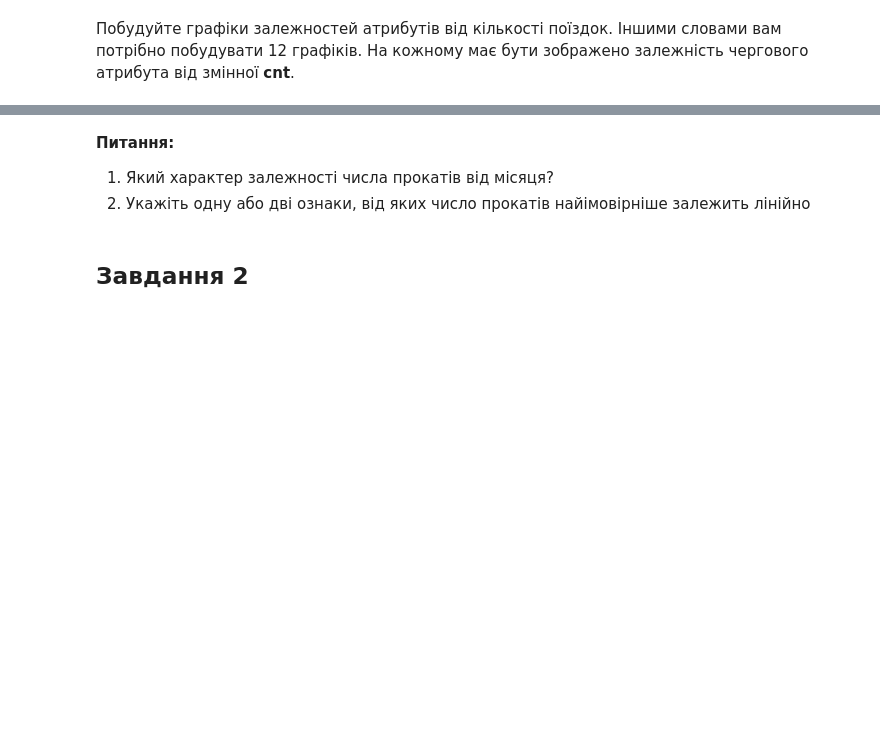
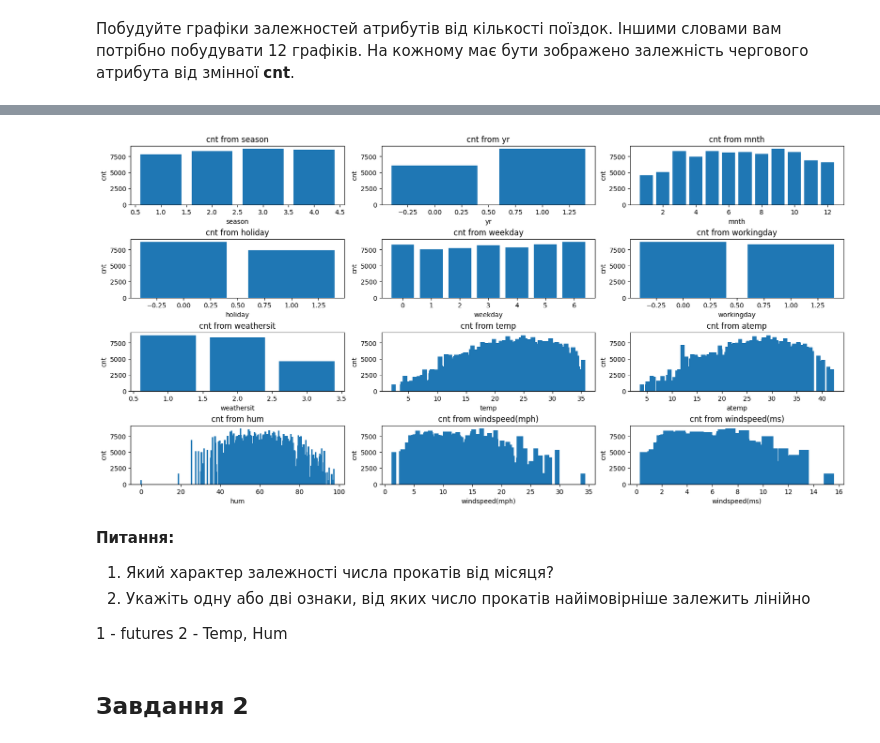
Before and after one commit to Nikita-devel/DS_Hw_4, a Jupyter notebook: Hw4.ipynb, the cells around one changed output, grey strips where cells are left out. Saved outputs shown, nothing was run; the diff lists cells and outputs as text; code cells hidden in the pictures; blank space fills up the shorter version.

```diff
--- a/Hw4.ipynb
+++ b/Hw4.ipynb
@@ -31,3 +22,5 @@ df = # put your code here
+# %%
+df = pd.read_csv("https://drive.usercontent.google.com/download?id=1iabVEvH3jcxRWY6whRYMMV9fwGHMASLs&export=download&authuser=0")
 # %% [markdown]
 Для кожного дня прокату відомі такі ознаки:
 * _season_: 1 - весна, 2 - літо, 3 - осінь, 4 - зима
@@ -52,7 +66,34 @@ df = # put your code here
+# %%
+df_features = df.columns[:-1]
+df_target = df.columns[-1]
+# print(f"{df_features=}")
+# print(f"{df_target=}")
+
+from matplotlib import pyplot as plt
+import seaborn as sns
+
+def plot_series(ax, df, xlabel, ylabel):
+  xs = df[xlabel]
+  ys =  df[ylabel]
+  ax.set_title(f'{ylabel} from {xlabel}')
+  ax.set_xlabel(xlabel)
+  ax.set_ylabel(ylabel)
+  ax.bar(xs, ys)
+# %%
+cols = 3
+fig, axs = plt.subplots( len(df_features) // cols, cols, figsize=(16,8), layout='constrained')
+
+for ax, feature in zip(axs.flat, df_features):
+ plot_series(ax, df, feature, df_target  )
+# %% [output]
+[figure, added]
 # %% [markdown]
 __Питання:__
 1. Який характер залежності числа прокатів від місяця?
 1. Укажіть одну або дві ознаки, від яких число прокатів найімовірніше залежить лінійно
+
+1 - futures
+2 - Temp, Hum
 # %% [markdown]
 ## Завдання 2
 # %% [markdown]
```
Also changed, not shown: parts of 36 cells of this notebook.
